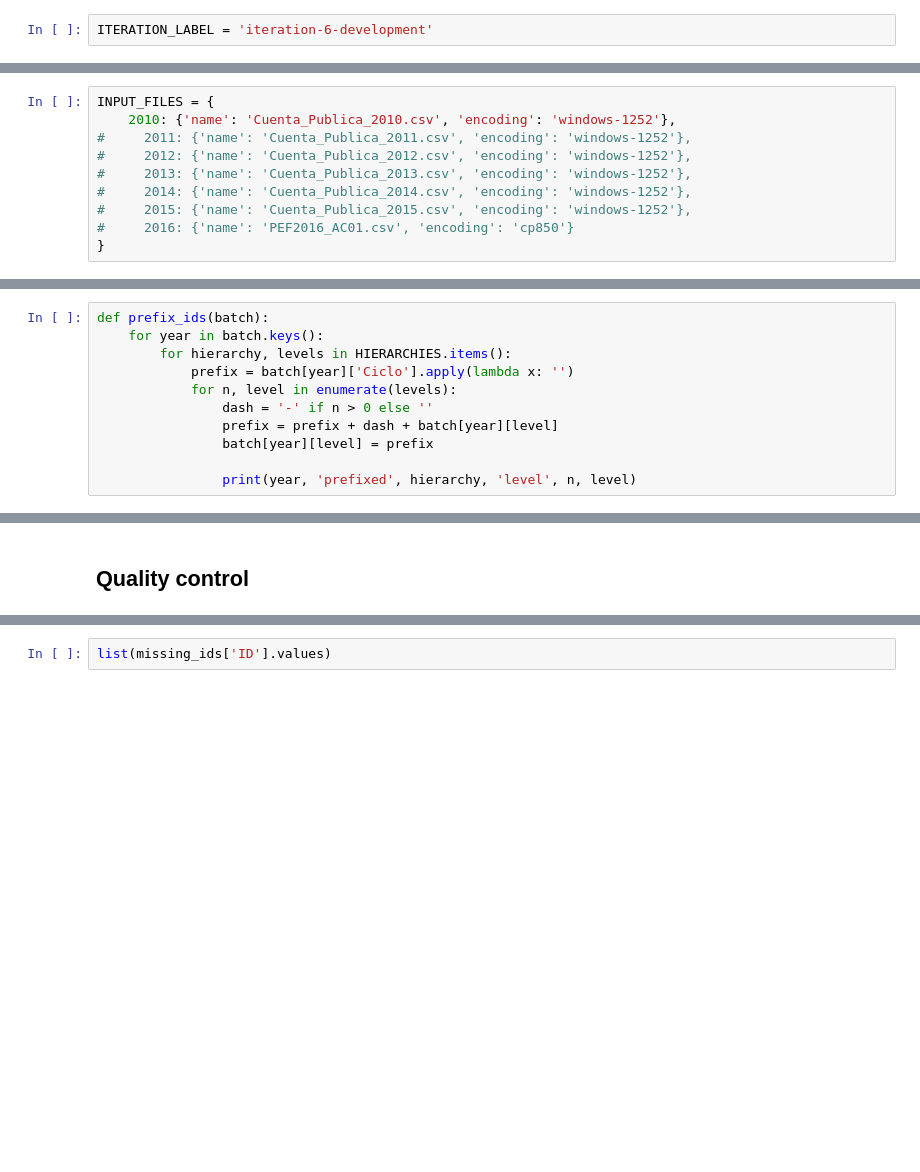
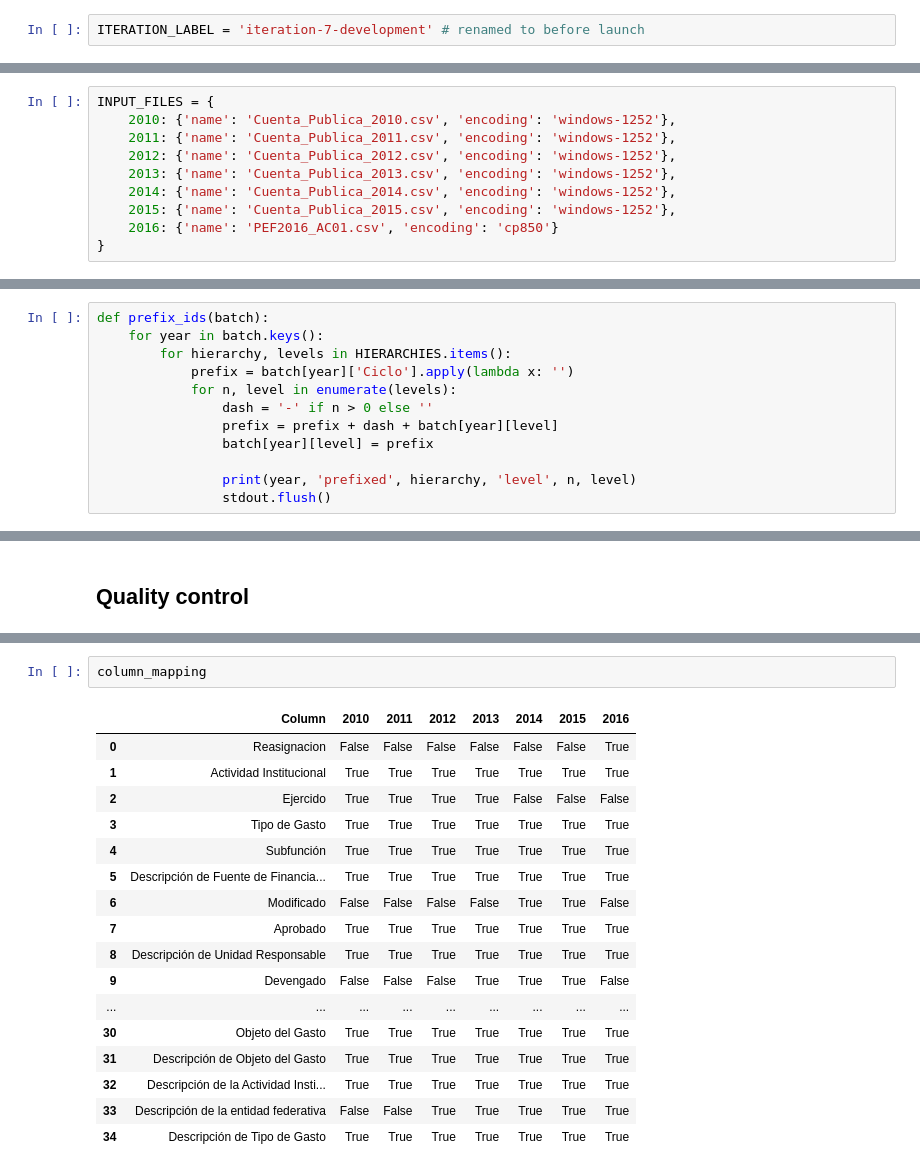
Before and after one commit to os-data/mexican-federal-budget, a Jupyter notebook: pipeline.ipynb, the cells around one changed output, grey strips where cells are left out. Cells and saved outputs as stored; diff of their text form; blank space fills up the shorter version.

Commit message:
Run the pipeline iteration 7.

```diff
--- a/pipeline.ipynb
+++ b/pipeline.ipynb
@@ -14,18 +14,18 @@ To you run the notebook:
 
 Choose a unique iteration label for each pipeline run.
 # %%
-ITERATION_LABEL = 'iteration-6-development'
+ITERATION_LABEL = 'iteration-7-development' # renamed to before launch
 # %% [markdown]
 Put your input files inside the `pipeline.in` folder and describe them here.
 # %%
 INPUT_FILES = {
     2010: {'name': 'Cuenta_Publica_2010.csv', 'encoding': 'windows-1252'},
-#     2011: {'name': 'Cuenta_Publica_2011.csv', 'encoding': 'windows-1252'},
-#     2012: {'name': 'Cuenta_Publica_2012.csv', 'encoding': 'windows-1252'},
-#     2013: {'name': 'Cuenta_Publica_2013.csv', 'encoding': 'windows-1252'},
-#     2014: {'name': 'Cuenta_Publica_2014.csv', 'encoding': 'windows-1252'},
-#     2015: {'name': 'Cuenta_Publica_2015.csv', 'encoding': 'windows-1252'},
-#     2016: {'name': 'PEF2016_AC01.csv', 'encoding': 'cp850'}
+    2011: {'name': 'Cuenta_Publica_2011.csv', 'encoding': 'windows-1252'},
+    2012: {'name': 'Cuenta_Publica_2012.csv', 'encoding': 'windows-1252'},
+    2013: {'name': 'Cuenta_Publica_2013.csv', 'encoding': 'windows-1252'},
+    2014: {'name': 'Cuenta_Publica_2014.csv', 'encoding': 'windows-1252'},
+    2015: {'name': 'Cuenta_Publica_2015.csv', 'encoding': 'windows-1252'},
+    2016: {'name': 'PEF2016_AC01.csv', 'encoding': 'cp850'}
 }
 # %% [markdown]
 If your input files don't all have the same column names, define your mapping here.
@@ -447,6 +422,7 @@ def prefix_ids(batch):
                 batch[year][level] = prefix
 
                 print(year, 'prefixed', hierarchy, 'level', n, level)
+                stdout.flush()
 # %% [markdown]
 ##  Pipeline
 # %%
@@ -585,2 +636,20 @@ missing_ids.sample(n=20)
-# %%
-list(missing_ids['ID'].values)
+# %%
+column_mapping
+# %% [output]
+|  | Column | 2010 | 2011 | 2012 | 2013 | 2014 | 2015 | 2016 |
+| 0 | Reasignacion | False | False | False | False | False | False | True |
+| 1 | Actividad Institucional | True | True | True | True | True | True | True |
+| 2 | Ejercido | True | True | True | True | False | False | False |
+| 3 | Tipo de Gasto | True | True | True | True | True | True | True |
+| 4 | Subfunción | True | True | True | True | True | True | True |
+| 5 | Descripción de Fuente de Financia... | True | True | True | True | True | True | True |
+| 6 | Modificado | False | False | False | False | True | True | False |
+| 7 | Aprobado | True | True | True | True | True | True | True |
+| 8 | Descripción de Unidad Responsable | True | True | True | True | True | True | True |
+| 9 | Devengado | False | False | False | True | True | True | False |
+| ... | ... | ... | ... | ... | ... | ... | ... | ... |
+| 30 | Objeto del Gasto | True | True | True | True | True | True | True |
+| 31 | Descripción de Objeto del Gasto | True | True | True | True | True | True | True |
+| 32 | Descripción de la Actividad Insti... | True | True | True | True | True | True | True |
+| 33 | Descripción de la entidad federativa | False | False | True | True | True | True | True |
+| 34 | Descripción de Tipo de Gasto | True | True | True | True | True | True | True |
```
Also changed, not shown: parts of 14 cells of this notebook, 6 other files.
